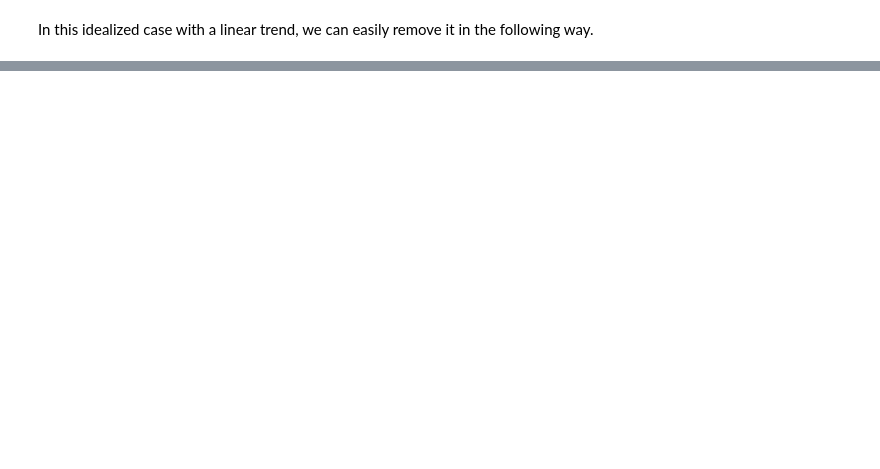
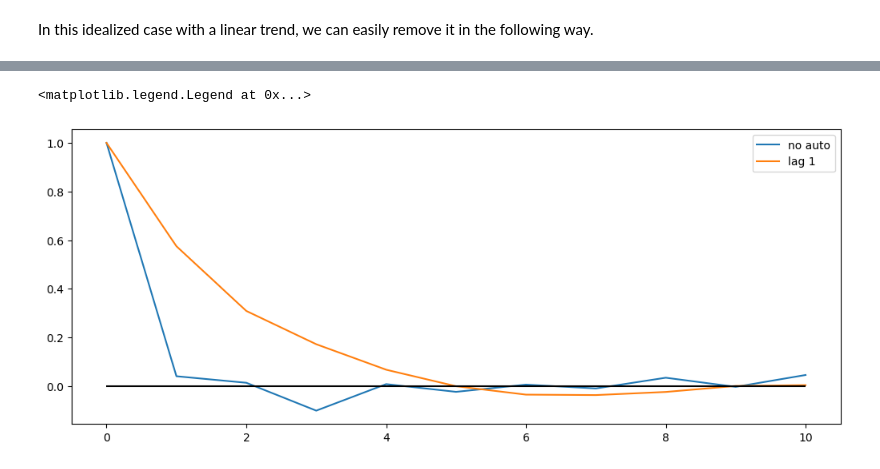
Before and after one commit to joelbracamontes/statistics, a Jupyter notebook: corre-Copy1.ipynb, the cells around one changed output, grey strips where cells are left out. Drawn from its saved outputs; the diff is of its cells as text; code cells hidden in the pictures; blank space fills up the shorter version.

```diff
--- a/corre-Copy1.ipynb
+++ b/corre-Copy1.ipynb
@@ -100,0 +103,15 @@ np.sum((data-np.mean(data))**2)/(len(data)-1). If the process is stationary, the
+# %%
+def lag_autocorrelation(X, K):
+    """Autocorrelation  with N-k"""
+    N = len(X)
+    Xmean = np.mean(X)
+    Xvar = np.var(X)
+    autocorr = np.zeros(K + 1)
+
+    for k in range(K+ 1):
+
+        covariance_sum = np.sum((X[:N - k] - Xmean) * (X[k:] - Xmean))
+        # autocorr[k] = covariance_sum / ((N - k) * Xvar) if Xvar != 0 else 0
+        autocorr[k] = covariance_sum / ((N - k) * Xvar)
+
+    return autocorr
@@ -100,0 +144,9 @@ np.sum((data-np.mean(data))**2)/(len(data)-1). If the process is stationary, the
+# %%
+fig, ax = plt.subplots(figsize=(10,4), constrained_layout=True)
+ax.plot(lag_autocorrelation(data_no,10),label='no auto')
+ax.plot(lag_autocorrelation(data_no2,10),label='lag 1')
+ax.hlines(0,0,10,'black')
+ax.legend()
+# %% [output]
+<matplotlib.legend.Legend at 0x...>
+[figure, added]
```
Also changed, not shown: parts of 12 cells of this notebook.
